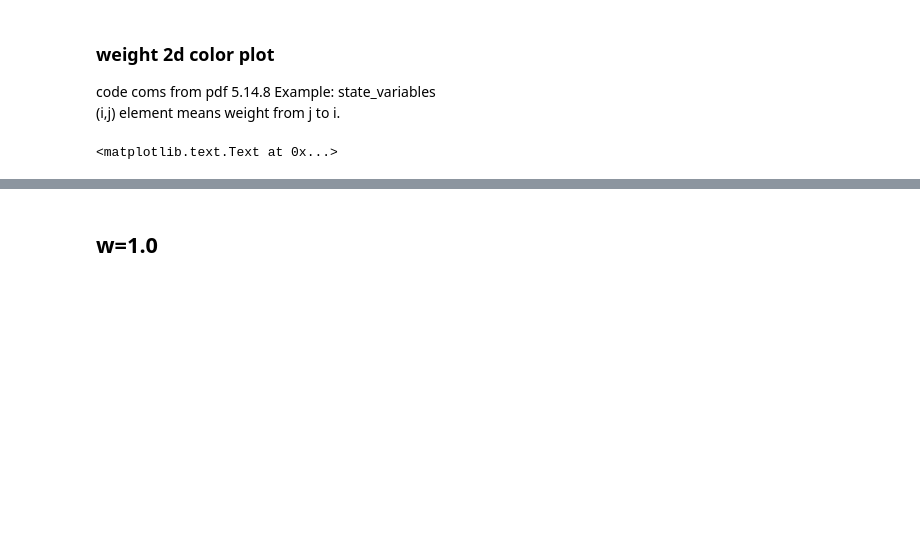
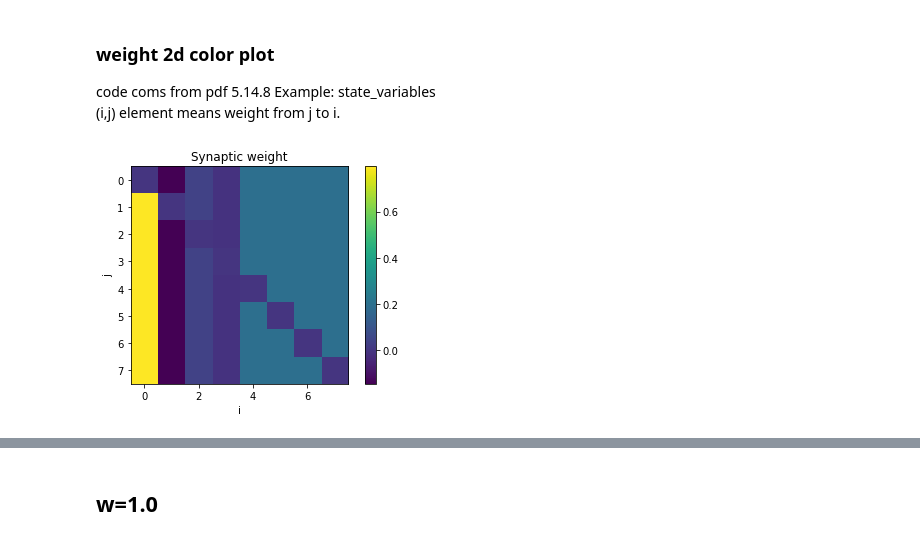
Before and after one commit to JingjinW/Neural-heterogeneity-study-based-on-STDP, a Jupyter notebook: E-I_network_NMDA_Calcium_5-Copy2.ipynb, the cells around one changed output, grey strips where cells are left out. Saved outputs shown, nothing was run; the diff lists cells and outputs as text; code cells hidden in the pictures; blank space fills up the shorter version.

```diff
--- a/E-I_network_NMDA_Calcium_5-Copy2.ipynb
+++ b/E-I_network_NMDA_Calcium_5-Copy2.ipynb
@@ -248,8 +250,8 @@ mon_v = StateMonitor(Ecells, 'v',record = [0,1,2,3])
 # %%
 
 
-C_STDP_E.w[:] = 0.01
+#C_STDP_E.w[:] = 0.01
 
 
-run(5000*ms,report='stdout')
+run(1000*ms,report='stdout')
 # %% [output]
@@ -307,17 +334,18 @@ plt.show()
 code coms from pdf 5.14.8 Example: state_variables
 (i,j) element means weight from j to i.
 # %%
-i=249999
+i=349999
 
 w_test = np.zeros((Ne,Ne))
 w_test[C_STDP_E.i[:],C_STDP_E.j[:]]=test_w[i][:]
 imshow(w_test)
 colorbar()
 xlabel('i')
 ylabel('j')
 title('Synaptic weight')
+plt.show()
 # %% [output]
-<matplotlib.text.Text at 0x...>
+[figure, added]
 # %%
 print(C_STDP_E.i[:].reshape((8,7)))
 print(C_STDP_E.j[:].reshape((8,7)))
```
Also changed, not shown: parts of 8 cells of this notebook, 1 other file.
